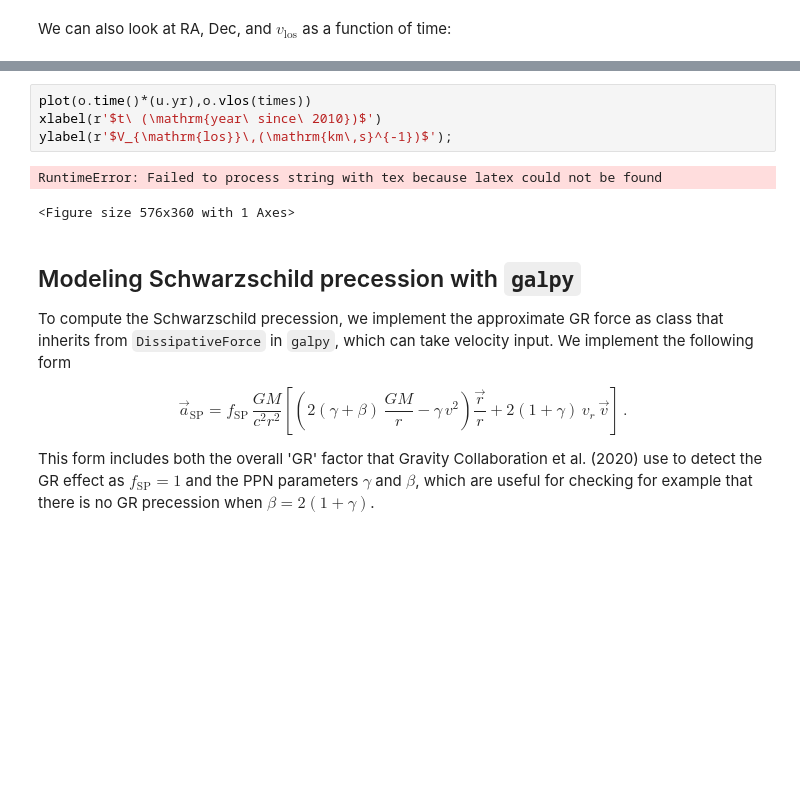
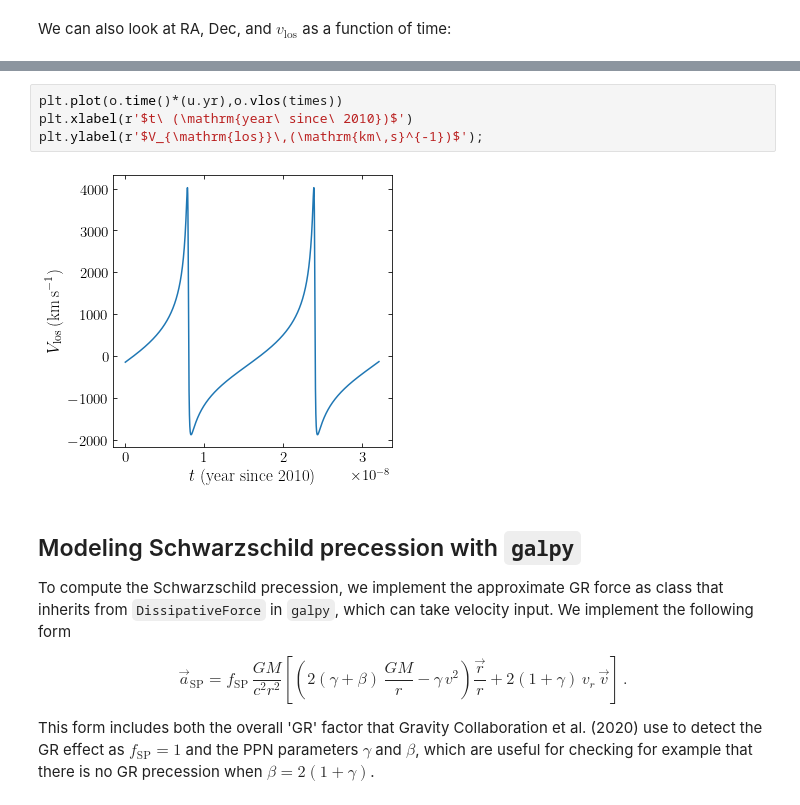
Before and after one commit to tchardonnens/schwarzschild-precession, a Jupyter notebook: S2-SchwarzschildPrecesssion-with-galpy.ipynb, the cells around one changed output, grey strips where cells are left out. Drawn from its saved outputs; the diff is of its cells as text; blank space fills up the shorter version.

```diff
--- a/S2-SchwarzschildPrecesssion-with-galpy.ipynb
+++ b/S2-SchwarzschildPrecesssion-with-galpy.ipynb
@@ -97,10 +98,9 @@ ImportError: Parsing the quantity to be plotted failed; if you are trying to plo
 # %%
-plot(o.time()*(u.yr),o.vlos(times))
-xlabel(r'$t\ (\mathrm{year\ since\ 2010})$')
-ylabel(r'$V_{\mathrm{los}}\,(\mathrm{km\,s}^{-1})$');
+plt.plot(o.time()*(u.yr),o.vlos(times))
+plt.xlabel(r'$t\ (\mathrm{year\ since\ 2010})$')
+plt.ylabel(r'$V_{\mathrm{los}}\,(\mathrm{km\,s}^{-1})$');
 # %% [output]
-RuntimeError: Failed to process string with tex because latex could not be found
-<Figure size 576x360 with 1 Axes>
+[figure, added]
 # %% [markdown]
 ## Modeling Schwarzschild precession with ``galpy``
 
```
Also changed, not shown: parts of 15 cells of this notebook.
